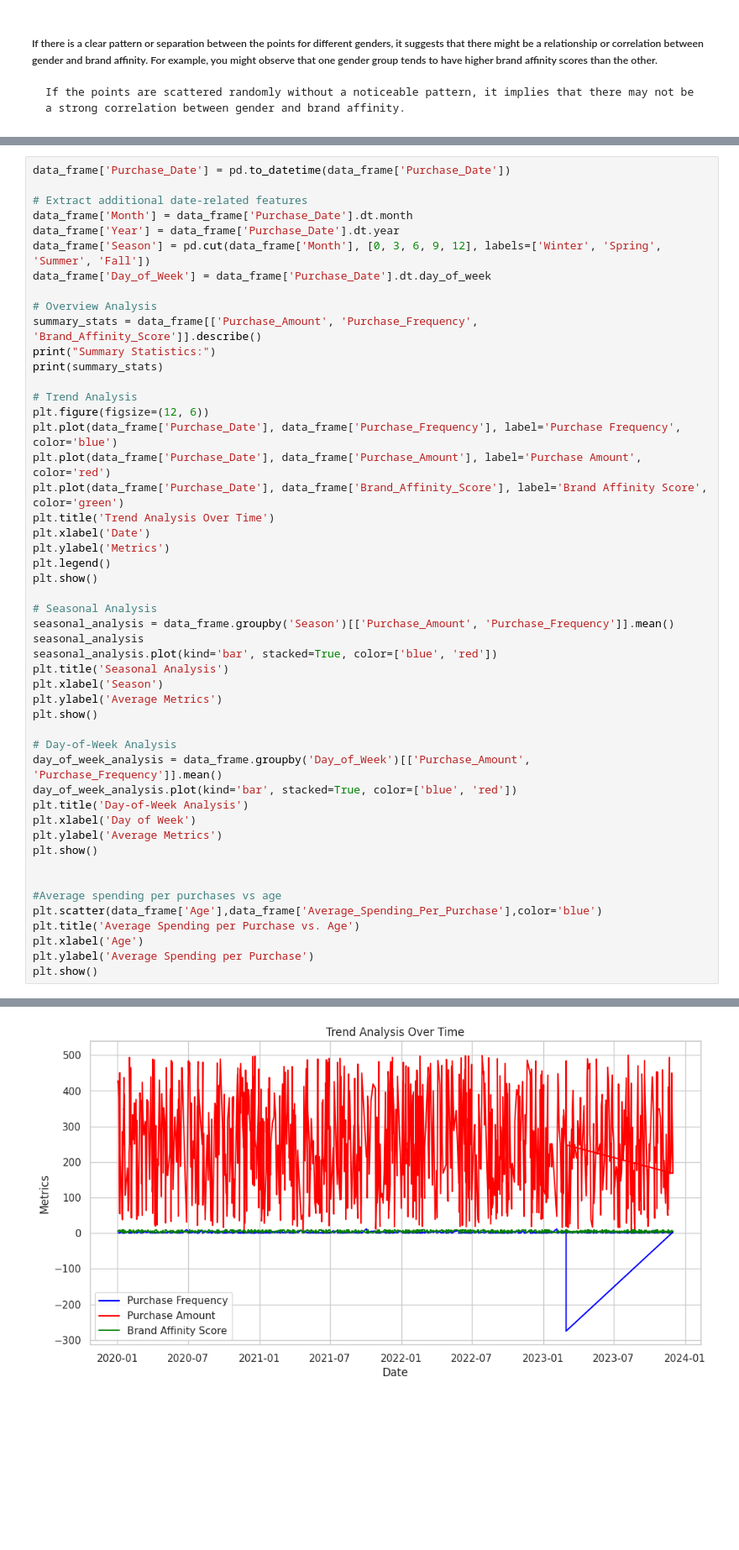
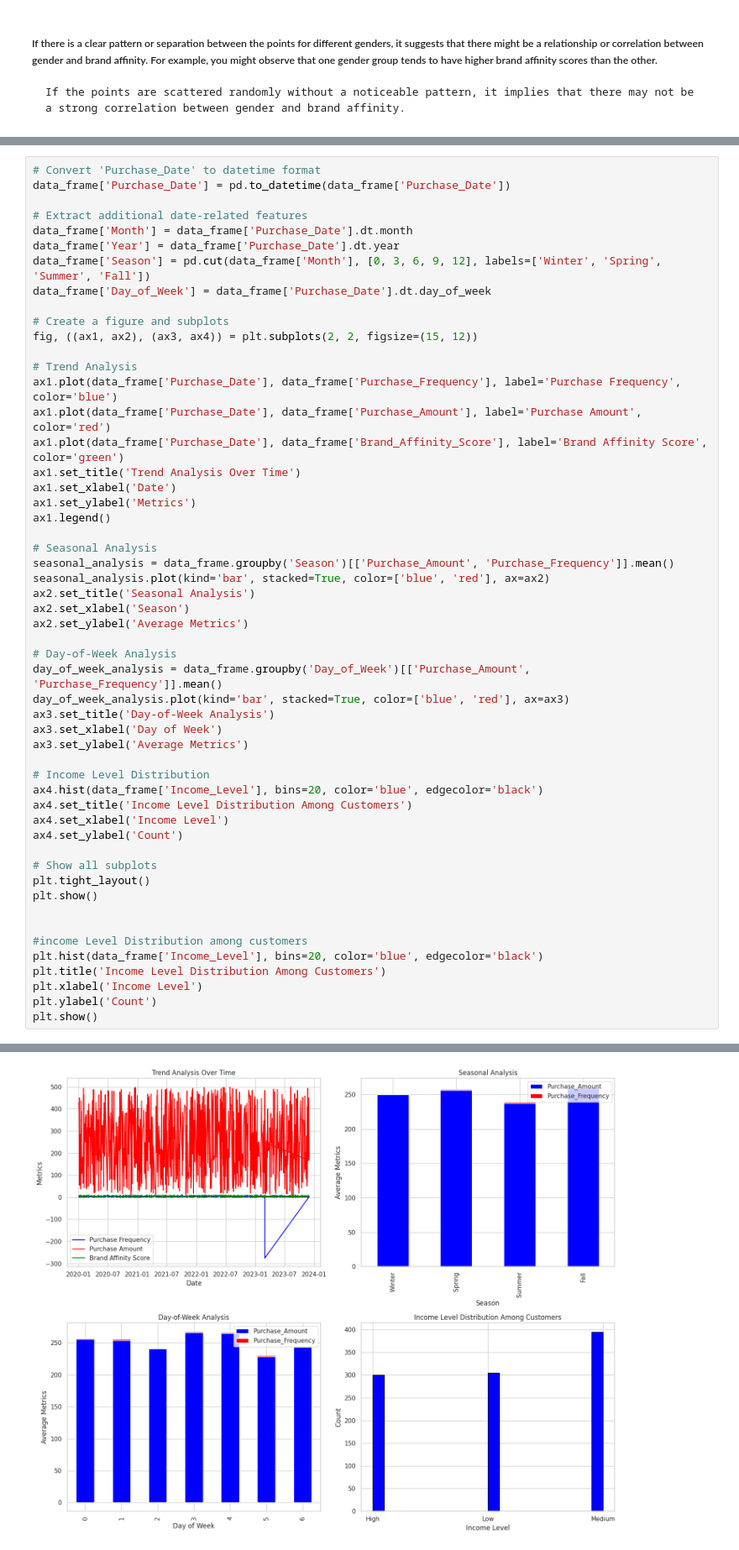
Before and after one commit to AlamBinary01/Imtaiz-store-sales-analysis, a Jupyter notebook: Imtaiz_store_analysis.ipynb, the cells around one changed output, grey strips where cells are left out. Shown at 84% size. Drawn from its saved outputs; the diff is of its cells as text; blank space fills up the shorter version.

```diff
--- a/Imtaiz_store_analysis.ipynb
+++ b/Imtaiz_store_analysis.ipynb
@@ -333,6 +333,7 @@ plt.show()
 # %% [output]
 [figure]
 # %%
+# Convert 'Purchase_Date' to datetime format
 data_frame['Purchase_Date'] = pd.to_datetime(data_frame['Purchase_Date'])
 
 # Extract additional date-related features
@@ -341,44 +342,47 @@ data_frame['Year'] = data_frame['Purchase_Date'].dt.year
 data_frame['Season'] = pd.cut(data_frame['Month'], [0, 3, 6, 9, 12], labels=['Winter', 'Spring', 'Summer', 'Fall'])
 data_frame['Day_of_Week'] = data_frame['Purchase_Date'].dt.day_of_week
 
-# Overview Analysis
-summary_stats = data_frame[['Purchase_Amount', 'Purchase_Frequency', 'Brand_Affinity_Score']].describe()
-print("Summary Statistics:")
-print(summary_stats)
+# Create a figure and subplots
+fig, ((ax1, ax2), (ax3, ax4)) = plt.subplots(2, 2, figsize=(15, 12))
 
 # Trend Analysis
-plt.figure(figsize=(12, 6))
-plt.plot(data_frame['Purchase_Date'], data_frame['Purchase_Frequency'], label='Purchase Frequency', color='blue')
-plt.plot(data_frame['Purchase_Date'], data_frame['Purchase_Amount'], label='Purchase Amount', color='red')
-plt.plot(data_frame['Purchase_Date'], data_frame['Brand_Affinity_Score'], label='Brand Affinity Score', color='green')
-plt.title('Trend Analysis Over Time')
-plt.xlabel('Date')
-plt.ylabel('Metrics')
-plt.legend()
-plt.show()
+ax1.plot(data_frame['Purchase_Date'], data_frame['Purchase_Frequency'], label='Purchase Frequency', color='blue')
+ax1.plot(data_frame['Purchase_Date'], data_frame['Purchase_Amount'], label='Purchase Amount', color='red')
+ax1.plot(data_frame['Purchase_Date'], data_frame['Brand_Affinity_Score'], label='Brand Affinity Score', color='green')
+ax1.set_title('Trend Analysis Over Time')
+ax1.set_xlabel('Date')
+ax1.set_ylabel('Metrics')
+ax1.legend()
 
 # Seasonal Analysis
 seasonal_analysis = data_frame.groupby('Season')[['Purchase_Amount', 'Purchase_Frequency']].mean()
-seasonal_analysis
-seasonal_analysis.plot(kind='bar', stacked=True, color=['blue', 'red'])
-plt.title('Seasonal Analysis')
-plt.xlabel('Season')
-plt.ylabel('Average Metrics')
-plt.show()
+seasonal_analysis.plot(kind='bar', stacked=True, color=['blue', 'red'], ax=ax2)
+ax2.set_title('Seasonal Analysis')
+ax2.set_xlabel('Season')
+ax2.set_ylabel('Average Metrics')
 
 # Day-of-Week Analysis
 day_of_week_analysis = data_frame.groupby('Day_of_Week')[['Purchase_Amount', 'Purchase_Frequency']].mean()
-day_of_week_analysis.plot(kind='bar', stacked=True, color=['blue', 'red'])
-plt.title('Day-of-Week Analysis')
-plt.xlabel('Day of Week')
-plt.ylabel('Average Metrics')
+day_of_week_analysis.plot(kind='bar', stacked=True, color=['blue', 'red'], ax=ax3)
+ax3.set_title('Day-of-Week Analysis')
+ax3.set_xlabel('Day of Week')
+ax3.set_ylabel('Average Metrics')
+
+# Income Level Distribution
+ax4.hist(data_frame['Income_Level'], bins=20, color='blue', edgecolor='black')
+ax4.set_title('Income Level Distribution Among Customers')
+ax4.set_xlabel('Income Level')
+ax4.set_ylabel('Count')
+
+# Show all subplots
+plt.tight_layout()
 plt.show()
 
 
-#Average spending per purchases vs age
-plt.scatter(data_frame['Age'],data_frame['Average_Spending_Per_Purchase'],color='blue')
-plt.title('Average Spending per Purchase vs. Age')
-plt.xlabel('Age')
-plt.ylabel('Average Spending per Purchase')
+#income Level Distribution among customers
+plt.hist(data_frame['Income_Level'], bins=20, color='blue', edgecolor='black')
+plt.title('Income Level Distribution Among Customers')
+plt.xlabel('Income Level')
+plt.ylabel('Count')
 plt.show()
 # %% [output]
@@ -395 +389 @@ max         500.000000           12.000000             10.000000
-[figure, old version]
+[figure, new version]
```
Also changed, not shown: parts of 2 cells of this notebook.
